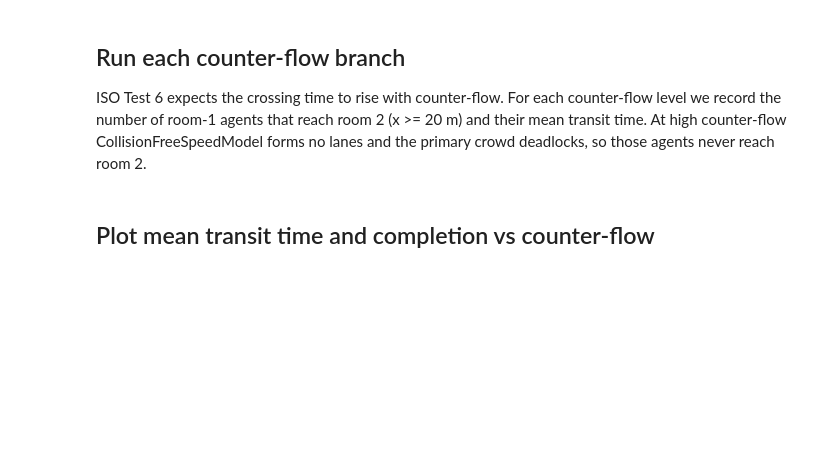
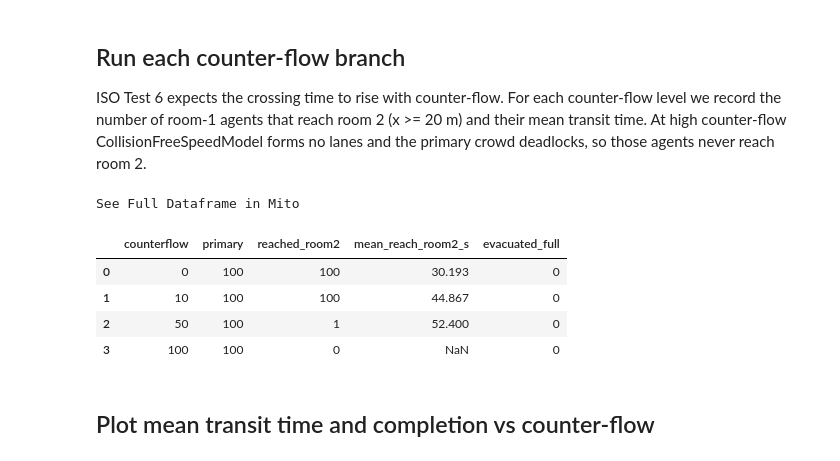
Before and after one commit to PedestrianDynamics/Web-Based-Jupedsim-issues, a Jupyter notebook: standards/iso/iso06_counterflow.ipynb, the cells around one changed output. Drawn from its saved outputs; the diff is of its cells as text; code cells hidden in the pictures; blank space fills up the shorter version.

```diff
--- a/standards/iso/iso06_counterflow.ipynb
+++ b/standards/iso/iso06_counterflow.ipynb
@@ -36,28 +36,37 @@ ISO Test 6 expects the crossing time to rise with counter-flow. For each counter
 # %%
 CF_ZIPS = {0: 'Iso-06-counterflow-0.zip', 10: 'Iso-06-counterflow-10.zip',
            50: 'Iso-06-counterflow-50.zip', 100: 'Iso-06-counterflow-100.zip'}
-MAX_TIME = {0: 400, 10: 500, 50: 400, 100: 400}
+# One budget for every branch: the cf=0/10 crowds finish well inside 400 s
+# (max reach ~70 s), and the cf>=50 crowds deadlock and never finish regardless.
+MAX_TIME = 400
 results = []
 for cf, zip_name in CF_ZIPS.items():
     scenario = load_scenario(str(Path('scenario_files') / zip_name))
-    scenario.max_simulation_time = MAX_TIME[cf]
+    scenario.max_simulation_time = MAX_TIME
     r = run_scenario(scenario, seed=42)
     df = r.trajectory_dataframe()
     primary = {int(aid) for aid, sub in df.sort_values(['id', 'frame']).groupby('id')
                if sub.iloc[0].x < 5.0}
     reached_room2, full_exit = [], []
     for aid in primary:
         sub = df[df.id == aid].sort_values('frame')
         r2 = sub[sub.x >= 20.0]; fe = sub[sub.x >= 29.7]
         if len(r2): reached_room2.append(r2.iloc[0].frame / r.frame_rate)
         if len(fe): full_exit.append(fe.iloc[0].frame / r.frame_rate)
     results.append({'counterflow': cf, 'primary': len(primary),
                     'reached_room2': len(reached_room2),
                     'mean_reach_room2_s': float(np.mean(reached_room2)) if reached_room2 else float('nan'),
                     'evacuated_full': len(full_exit)})
     r.cleanup()
 transit = pd.DataFrame(results)
 transit
+# %% [output]
+See Full Dataframe in Mito
+|  | counterflow | primary | reached_room2 | mean_reach_room2_s | evacuated_full |
+| 0 | 0 | 100 | 100 | 30.193 | 0 |
+| 1 | 10 | 100 | 100 | 44.867 | 0 |
+| 2 | 50 | 100 | 1 | 52.400 | 0 |
+| 3 | 100 | 100 | 0 | NaN | 0 |
 # %% [markdown]
 ## Plot mean transit time and completion vs counter-flow
 # %%
```
Also changed, not shown: parts of 4 cells of this notebook, 2 other files.
